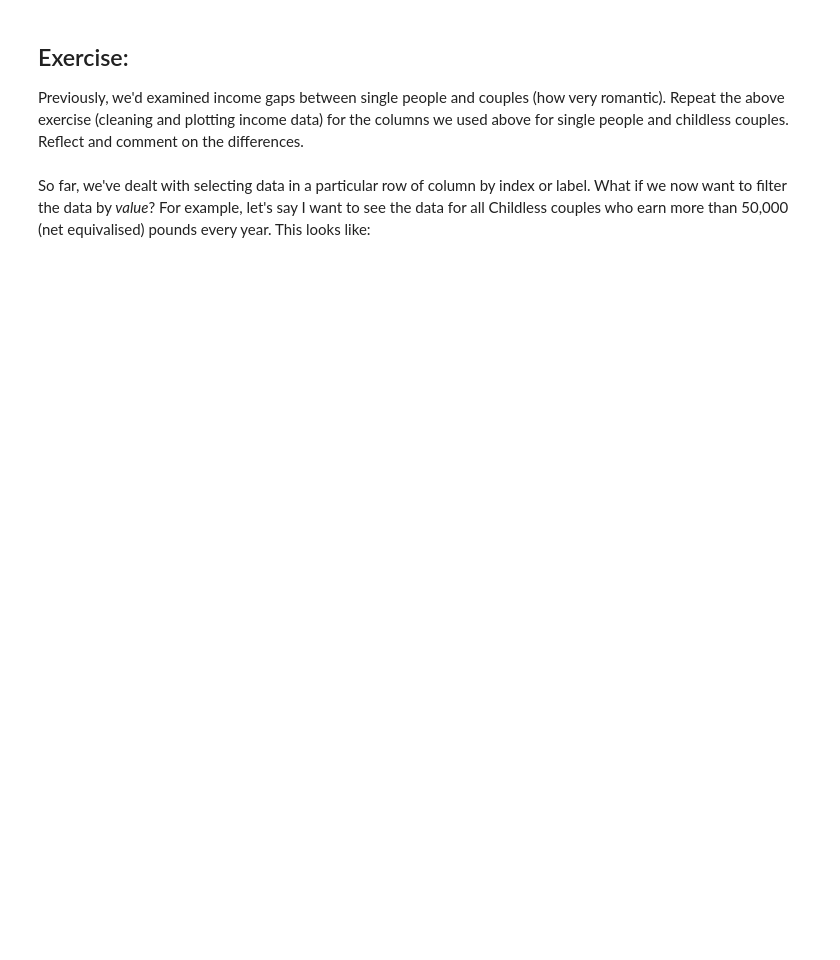
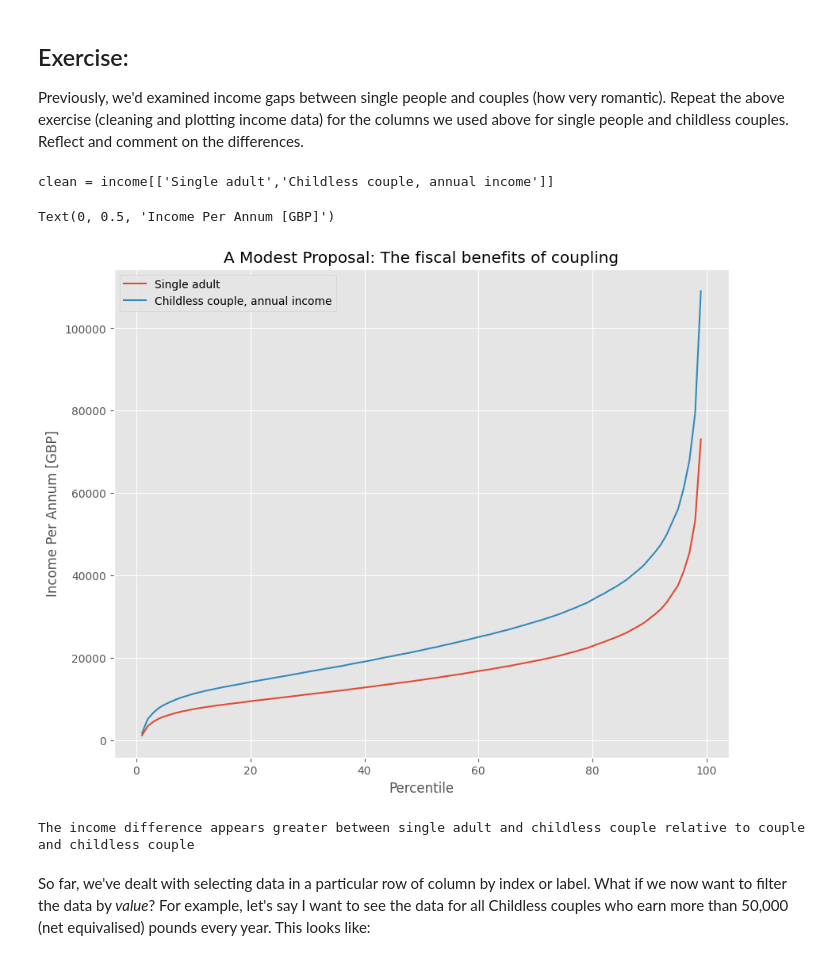
Before and after one commit to shiraparnes/QM2, a Jupyter notebook: notebooks_2025_option_2/W02. Pandas.ipynb, the cells around one changed output. Saved outputs shown, nothing was run; the diff lists cells and outputs as text; code cells hidden in the pictures; blank space fills up the shorter version.

```diff
--- a/notebooks_2025_option_2/W02. Pandas.ipynb
+++ b/notebooks_2025_option_2/W02. Pandas.ipynb
@@ -342,3 +339,19 @@ Add your reflection here.
+# %%
+print("clean = income[['Single adult','Childless couple, annual income']]")
+clean=clean.replace(',', '', regex=True)
+clean = clean.replace('-', 'NaN', regex=True).astype('float')
+clean.plot()
+plt.title('A Modest Proposal: The fiscal benefits of coupling')
+plt.xlabel('Percentile')
+plt.ylabel('Income Per Annum [GBP]')
+# %% [output]
+clean = income[['Single adult','Childless couple, annual income']]
+Text(0, 0.5, 'Income Per Annum [GBP]')
+[figure, added]
+# %%
+print("The income difference appears greater between single adult and childless couple relative to couple and childless couple")
+# %% [output]
+The income difference appears greater between single adult and childless couple relative to couple and childless couple
 # %% [markdown]
 So far, we've dealt with selecting data in a particular row of column by index or label. What if we now want to filter the data by *value*? For example, let's say I want to see the data for all Childless couples who earn more than 50,000 (net equivalised) pounds every year. This looks like:
 # %%
```
Also changed, not shown: parts of 11 cells of this notebook.
